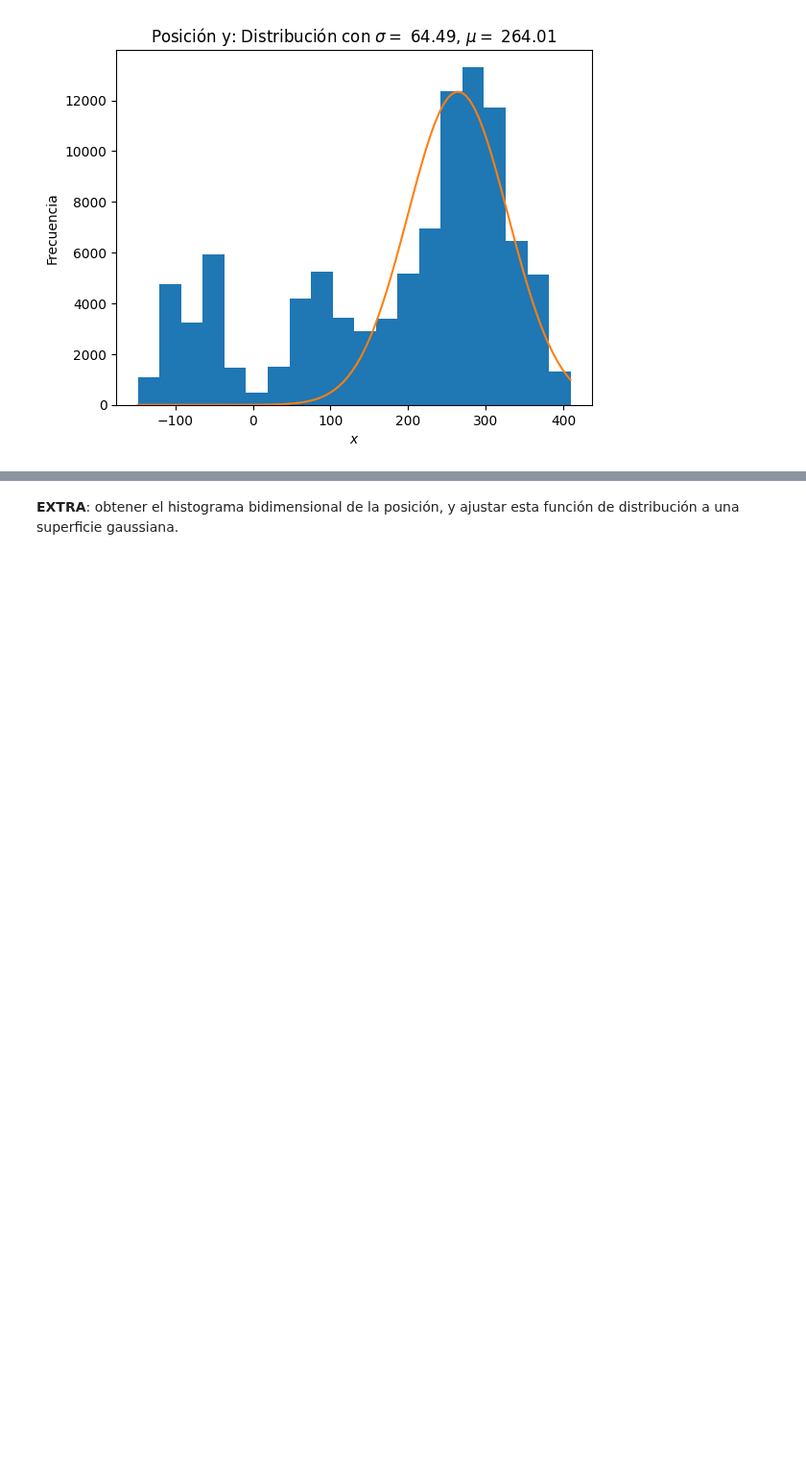
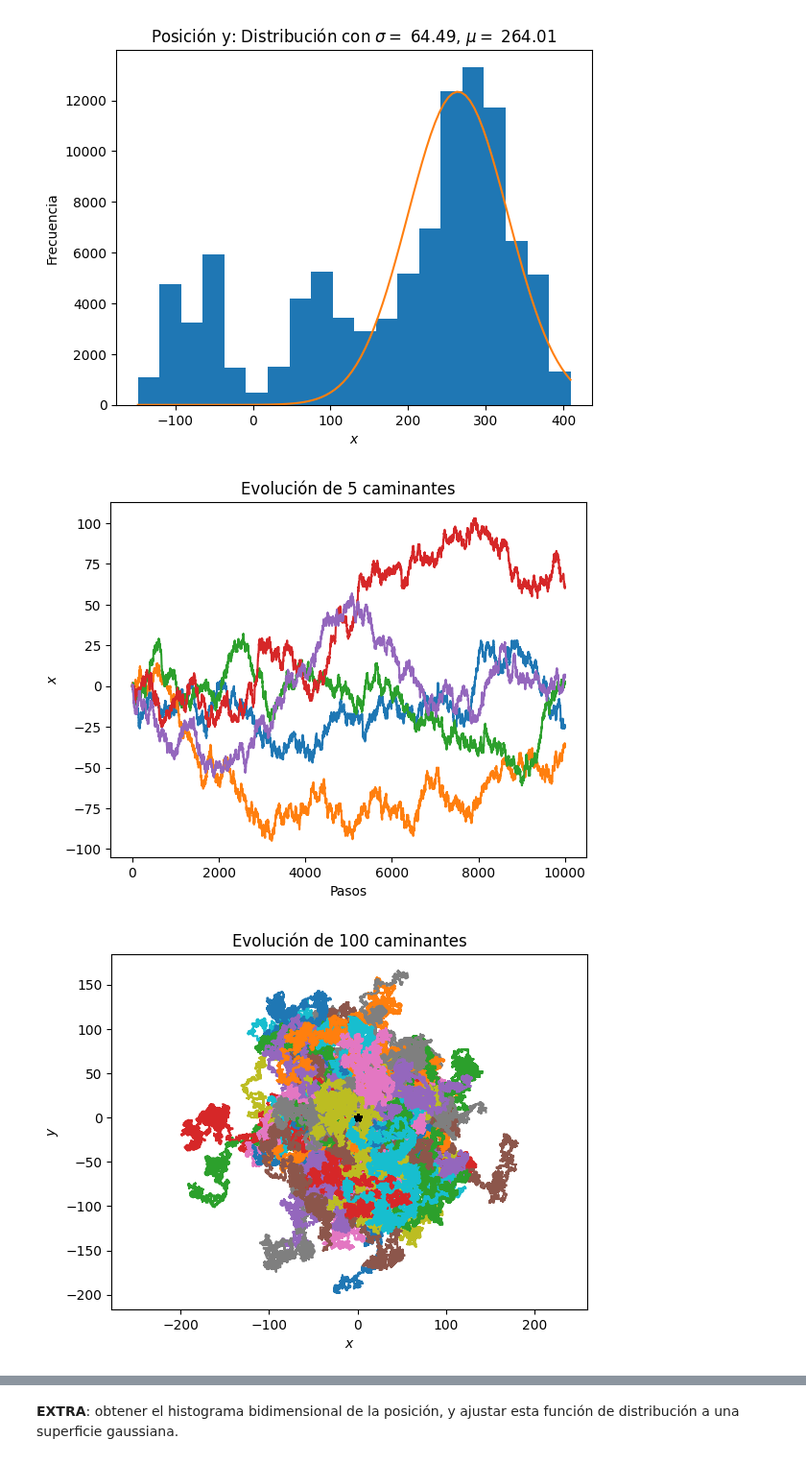
Before and after one commit to guillediaaazz/fiscomp-practices, a Jupyter notebook: P3/Reset_RW-enunciados.ipynb, the cells around one changed output, grey strips where cells are left out. Shown at 96% size. Saved outputs shown, nothing was run; the diff lists cells and outputs as text; code cells hidden in the pictures; blank space fills up the shorter version.

```diff
--- a/P3/Reset_RW-enunciados.ipynb
+++ b/P3/Reset_RW-enunciados.ipynb
@@ -191,3 +196,16 @@ histSteps1D(moves1[0,1,:], desc='Posición y: ')
 Posición inicial: (x=[-380], y=[-83])
 [figure]
 [figure]
+# %%
+steps = 10000
+step = 2000
+people = 100
+xy0 = zeros([people], int)
+moves1 = randomWalk2D(xy0, xy0, steps)
+plotWalk1D(moves1[:,0,:])
+plotWalk2D(moves1)
+histSteps1D(moves1[:,0,step], desc='Posición x: ')
+histSteps1D(moves1[:,1,step], desc='Posición y: ')
+# %% [output]
+[figure, added]
+[figure, added]
```
Also changed, not shown: parts of 12 cells of this notebook.
